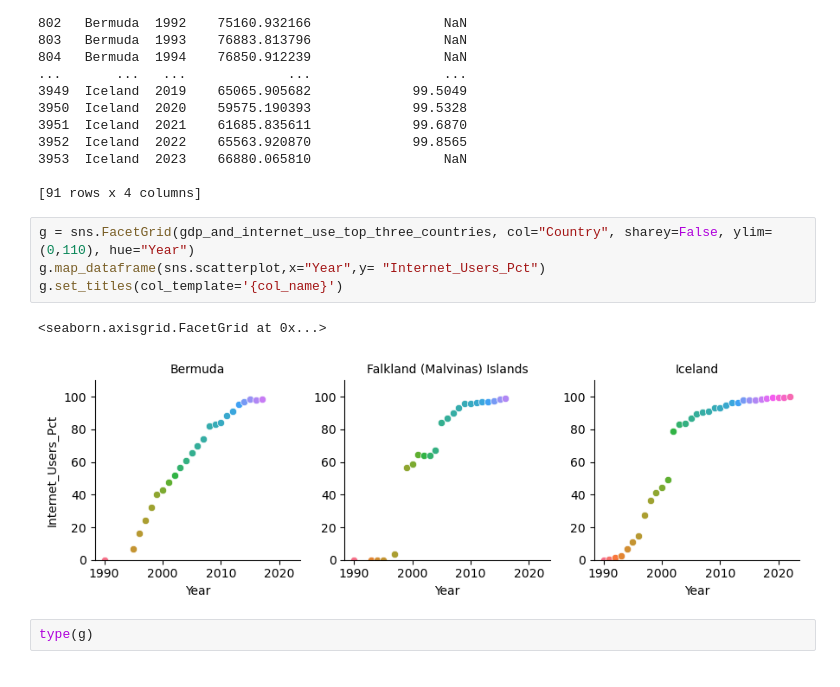
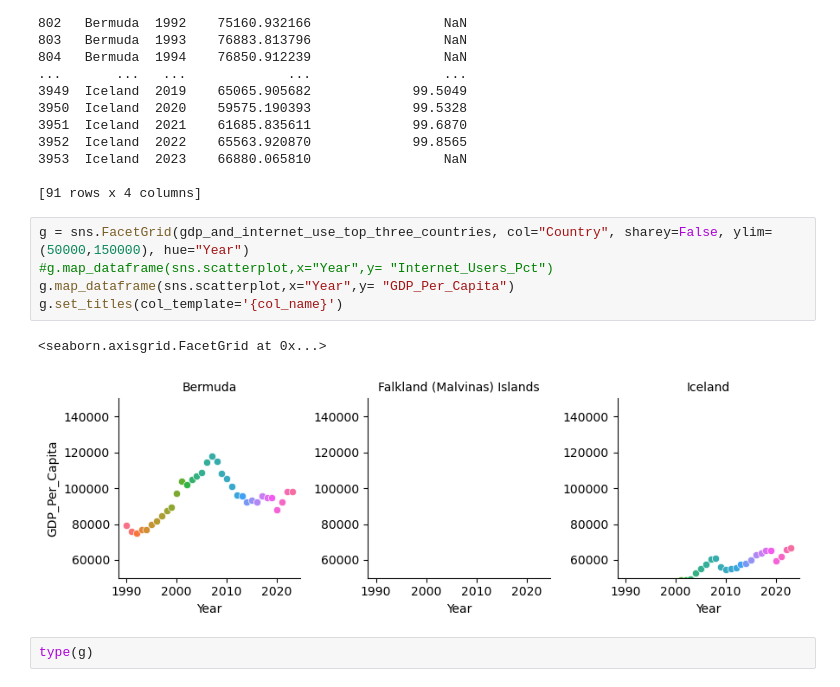
Before and after one commit to NSS-Data-Analytics-Cohort-16/da16-python-gdp-and-internet-use-analysis-janvimehendale, a Jupyter notebook: notebooks/gdp_internetuse.ipynb, the cells around one changed output. Drawn from its saved outputs; the diff is of its cells as text.

```diff
--- a/notebooks/gdp_internetuse.ipynb
+++ b/notebooks/gdp_internetuse.ipynb
@@ -1046,12 +1046,13 @@ print(gdp_and_internet_use_top_three_countries)
 
 [91 rows x 4 columns]
 # %%
-g = sns.FacetGrid(gdp_and_internet_use_top_three_countries, col="Country", sharey=False, ylim=(0,110), hue="Year")
-g.map_dataframe(sns.scatterplot,x="Year",y= "Internet_Users_Pct")
+g = sns.FacetGrid(gdp_and_internet_use_top_three_countries, col="Country", sharey=False, ylim=(50000,150000), hue="Year")
+#g.map_dataframe(sns.scatterplot,x="Year",y= "Internet_Users_Pct")
+g.map_dataframe(sns.scatterplot,x="Year",y= "GDP_Per_Capita")
 g.set_titles(col_template='{col_name}')
 # %% [output]
 <seaborn.axisgrid.FacetGrid at 0x...>
-[figure, old version]
+[figure, new version]
 # %%
 type(g)
 # %% [output]
```
Also changed, not shown: parts of 4 cells of this notebook.
